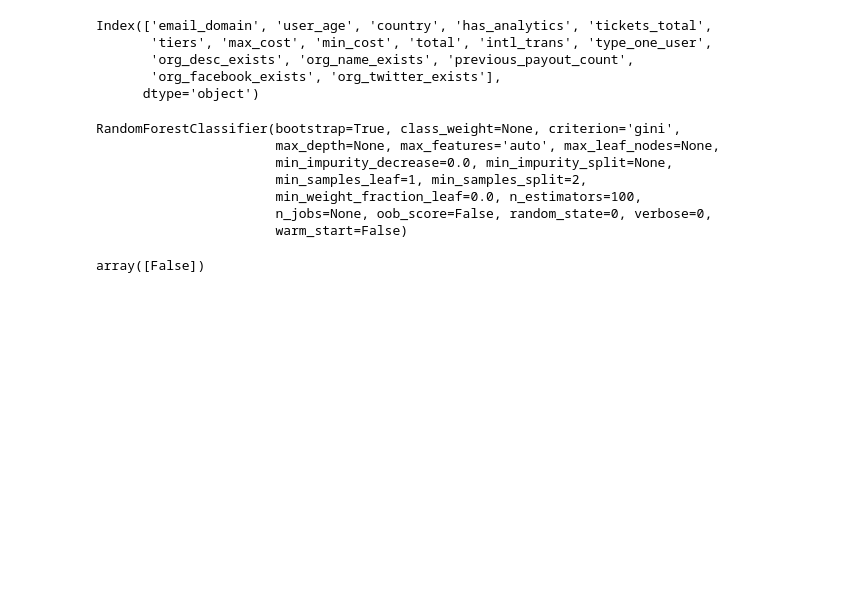
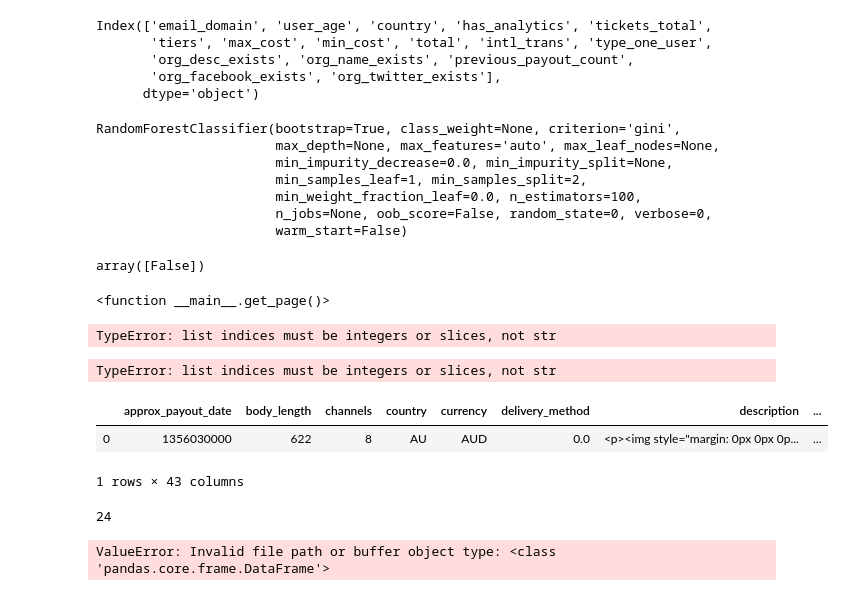
Before and after one commit to taylorjbritt/fraudcasestudy, a Jupyter notebook: notebooks/predict.ipynb, the cells around one changed output. Cells and saved outputs as stored; diff of their text form; code cells hidden in the pictures; blank space fills up the shorter version.

```diff
--- a/notebooks/predict.ipynb
+++ b/notebooks/predict.ipynb
@@ -280,0 +236,4 @@ array([False])
+# %%
+get_page
+# %% [output]
+<function __main__.get_page()>
@@ -280,0 +242,4 @@ array([False])
+# %%
+clean_new_data(x)
+# %% [output]
+TypeError: list indices must be integers or slices, not str
@@ -280,0 +251,10 @@ array([False])
+# %%
+predict_fraud(x, model)
+# %% [output]
+TypeError: list indices must be integers or slices, not str
+# %%
+x
+# %% [output]
+|  | approx_payout_date | body_length | channels | country | currency | delivery_method | description | ... |
+| 0 | 1356030000 | 622 | 8 | AU | AUD | 0.0 | <p><img style="margin: 0px 0px 0p... | ... |
+1 rows × 43 columns
@@ -280,0 +264,8 @@ array([False])
+# %%
+x['tickets_total'][0][0]['quantity_total']
+# %% [output]
+24
+# %%
+clean_df(x)
+# %% [output]
+ValueError: Invalid file path or buffer object type: <class 'pandas.core.frame.DataFrame'>
```
Also changed, not shown: parts of 24 cells of this notebook, 2 other files.
